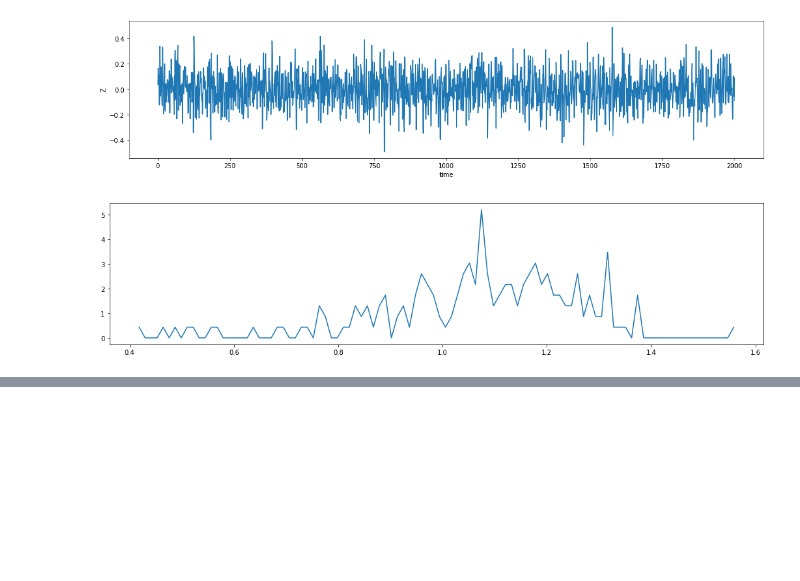
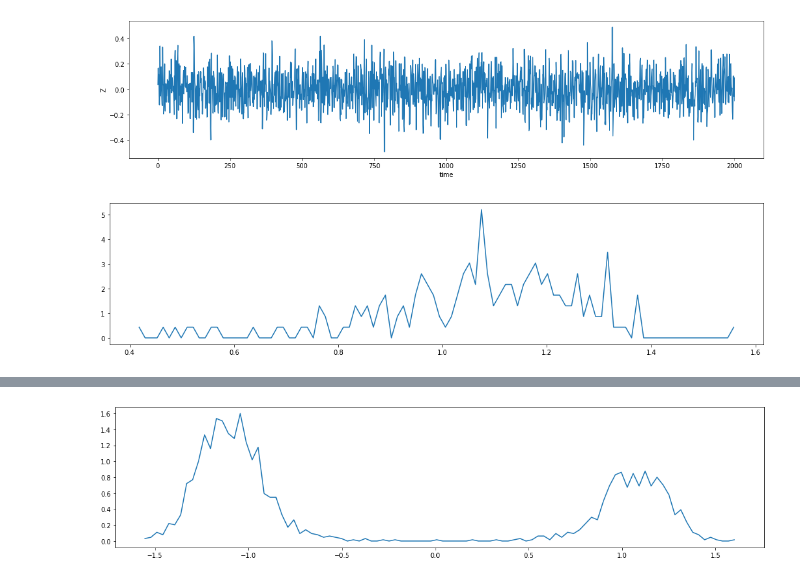
Before and after one commit to uibcdf/REMD_testbed, a Jupyter notebook: REMD_DP_rutina.ipynb, the cells around one changed output, grey strips where cells are left out. Cells and saved outputs as stored; diff of their text form; code cells hidden in the pictures; blank space fills up the shorter version.

```diff
--- a/REMD_DP_rutina.ipynb
+++ b/REMD_DP_rutina.ipynb
@@ -90,0 +184,6 @@ plt.show()
+# %%
+hist, bin_edges = np.histogram(positions[:,0],bins=100, density=True)
+plt.plot((bin_edges[1:]+bin_edges[:-1])/2.0,hist)
+plt.show()
+# %% [output]
+[figure, added]
```
Also changed, not shown: parts of 2 cells of this notebook.
